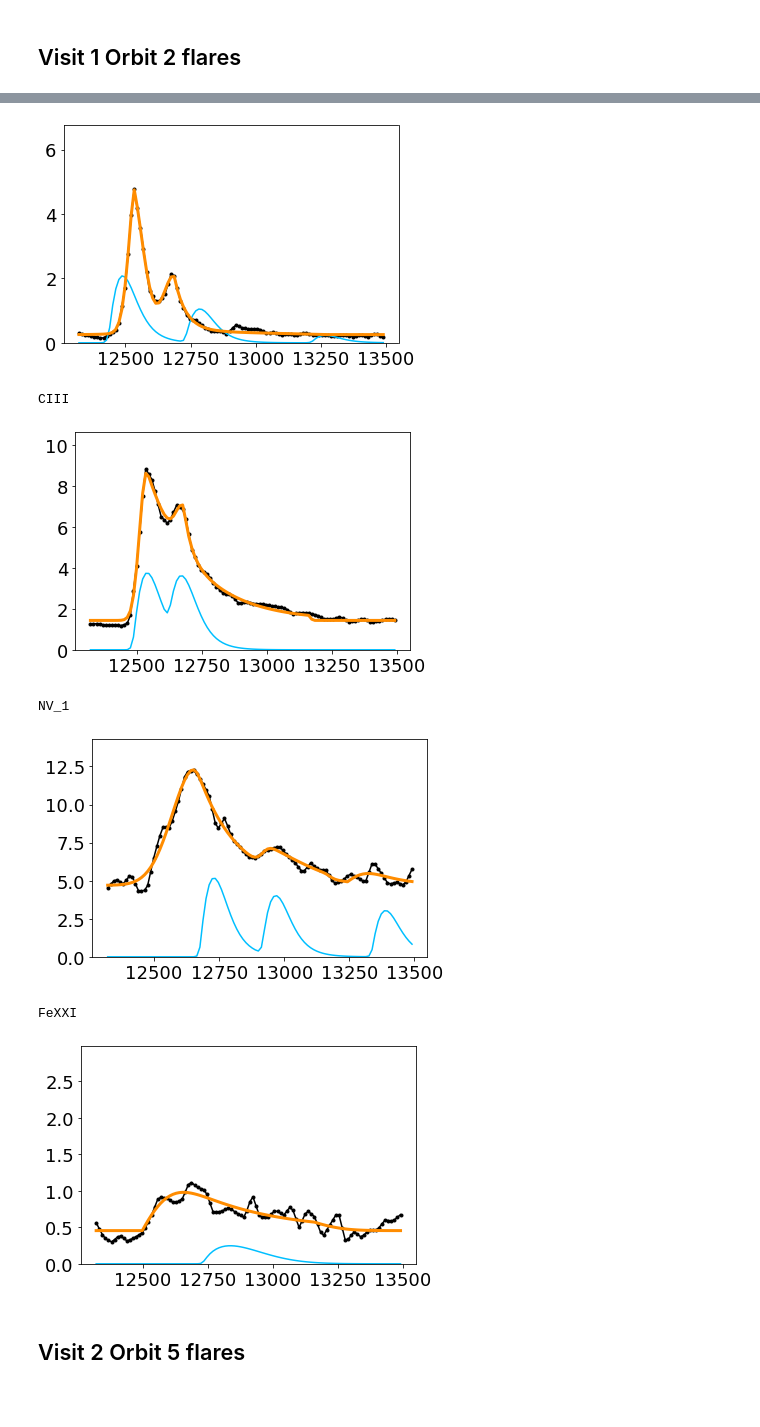
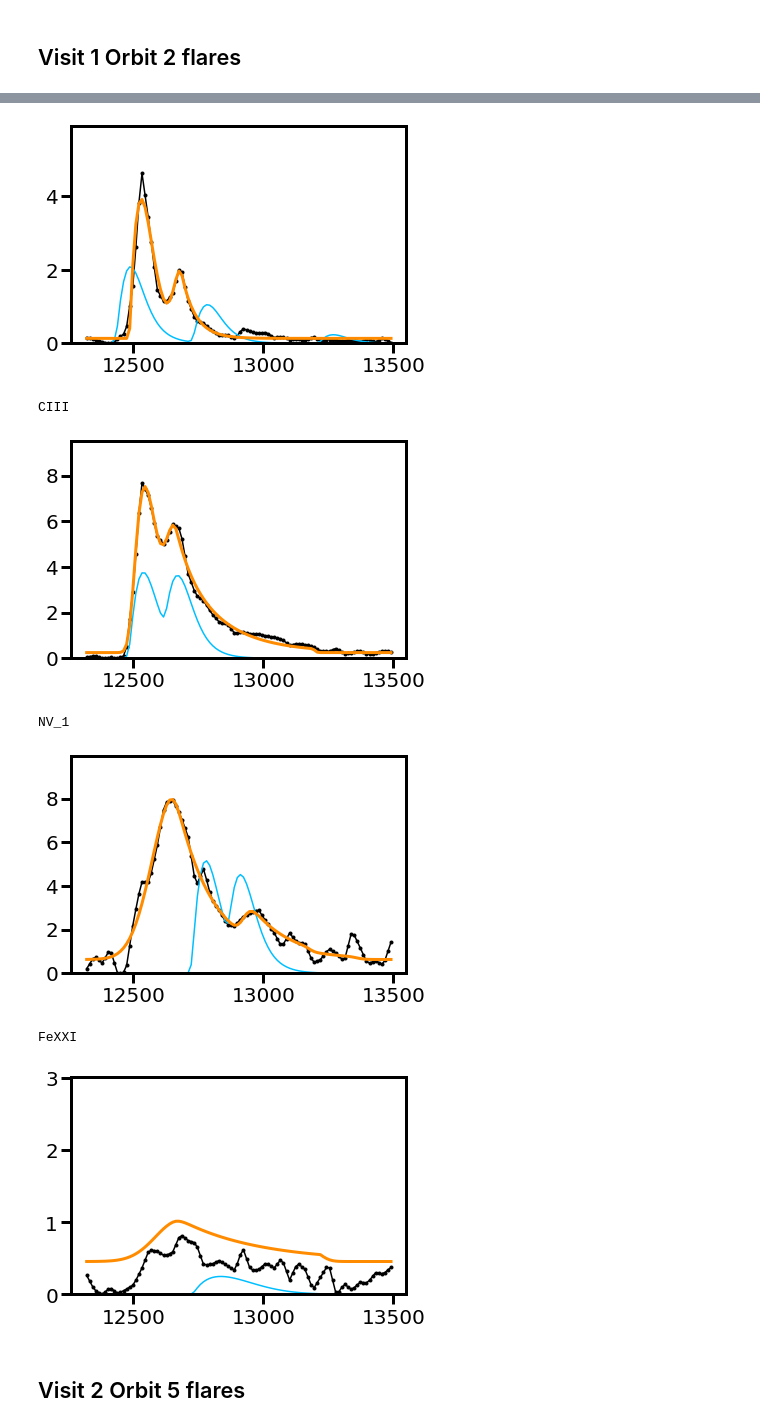
Before and after one commit to afeinstein20/cos_flares, a Jupyter notebook: notebooks/flare_analysis.ipynb, the cells around one changed output, grey strips where cells are left out. Cells and saved outputs as stored; diff of their text form; code cells hidden in the pictures; blank space fills up the shorter version.

Commit message:
figure edits & high-res flare

```diff
--- a/notebooks/flare_analysis.ipynb
+++ b/notebooks/flare_analysis.ipynb
@@ -383,20 +394,23 @@ for ion in ions:
         einterp = interp1d(fwc.time[mask], fwc.error_table[ion][mask]/1e-11)
         scaling=1e-11
 
-    plt.plot(upsample,
-             finterp(upsample),
-             marker='.', color='k')
+
 
     t0, amp = multi_peaks(fwc.time[mask], fwc.width_table[ion][mask])
     rise, decay = [10,10,10],[50,50,50]
 
+    y = finterp(upsample)-np.nanmin(finterp(upsample))
+    plt.plot(upsample,
+             y,
+             marker='.', color='k')
 
-    if ion == 'SiIII' or ion=='NV_1':
+    if ion == 'SiIII':# or ion=='NV_1':
         out = fwc.fit_flare(ion=ion, mask=mask, model='convolved',
                             eta=t0-20, omega=np.full(3,50),
                             alpha=np.full(3,50),
                             amp=amp/scaling*10, t0=t0+300, rise=rise, decay=decay,
-                            x=upsample.value, y=finterp(upsample),
+                            x=upsample.value,
+                            y=y,
                             yerr=einterp(upsample))
     elif ion == 'CII_11':
         t0[1]-=50
@@ -404,19 +418,19 @@ for ion in ions:
         out = fwc.fit_flare(ion=ion, mask=mask, model='convolved',
                             eta=t0[:2]-20, omega=np.full(2,50),
                             alpha=np.full(2,50),
-                            amp=amp[:2]/scaling*10, t0=t0[:2]+200,
+                            amp=amp[:2]/scaling*20, t0=t0[:2]+350,
                             rise=rise[:2], decay=decay[:2],
                             x=upsample.value,
-                            y=finterp(upsample),
+                            y=y,
                             yerr=einterp(upsample))
-    elif ion == 'CIII':
+    elif ion == 'CIII' or ion=='NV_1':
         t0[1]-=50
         out = fwc.fit_flare(ion=ion, mask=mask, model='convolved',
                             eta=t0[:2]-20, omega=np.full(3,50),
                             alpha=np.full(2,50),
                             amp=amp[:2]/scaling*10, t0=t0[:2]+350,
                             rise=rise, decay=decay,
-                            x=upsample.value, y=finterp(upsample),
+                            x=upsample.value, y=y,
                             yerr=einterp(upsample))
     else:
         out = fwc.fit_flare(ion=ion, mask=mask, model='convolved',
@@ -438,11 +452,11 @@ CII_11
 SiIII
-[figure, old version]
+[figure, new version]
 CIII
-[figure, old version]
+[figure, new version]
 NV_1
-[figure, old version]
+[figure, new version]
 FeXXI
-[figure, old version]
+[figure, new version]
 # %% [markdown]
 ## Visit 2 Orbit 5 flares
 # %%
```
Also changed, not shown: parts of 9 cells of this notebook, 5 other files.
